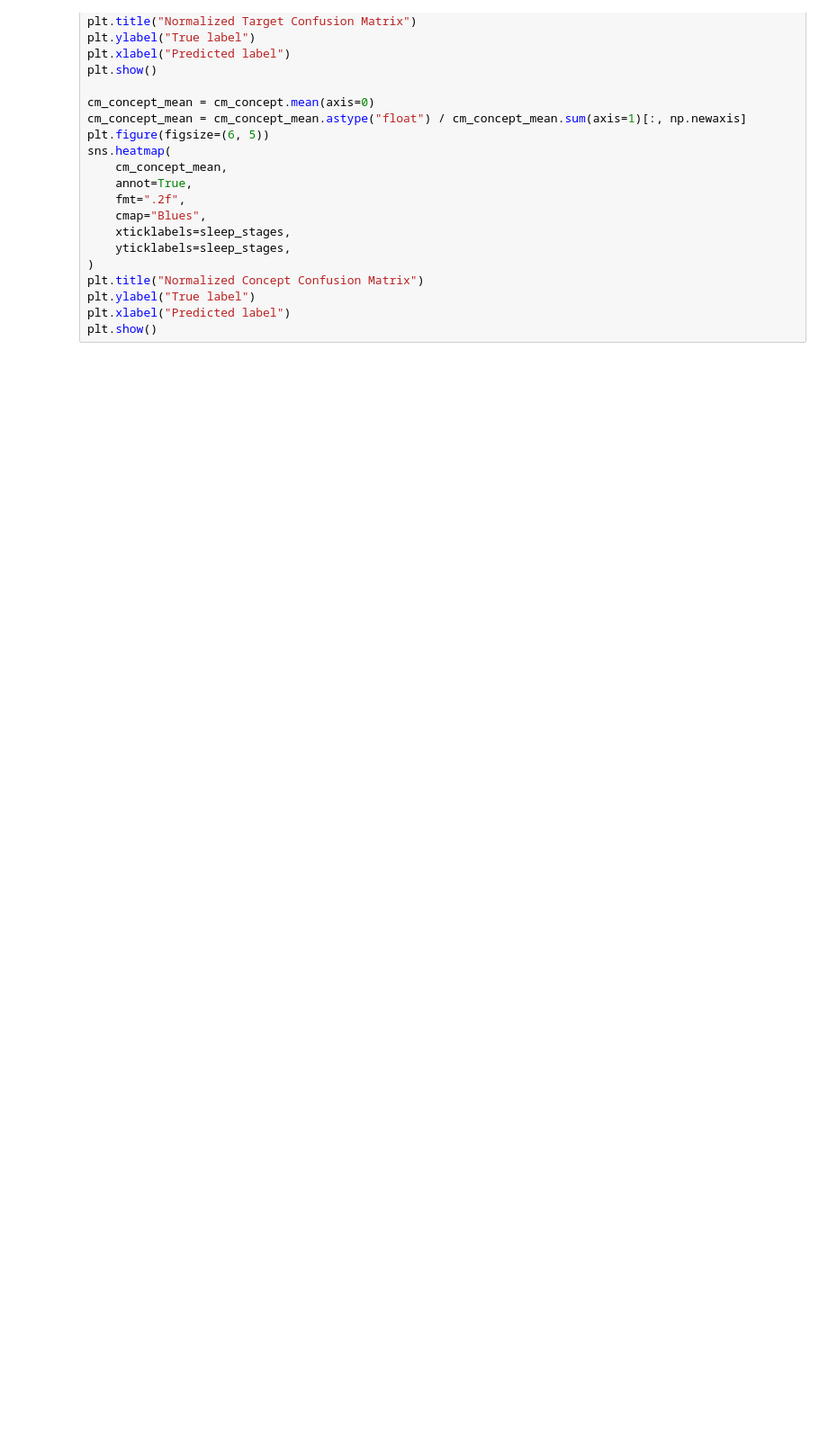
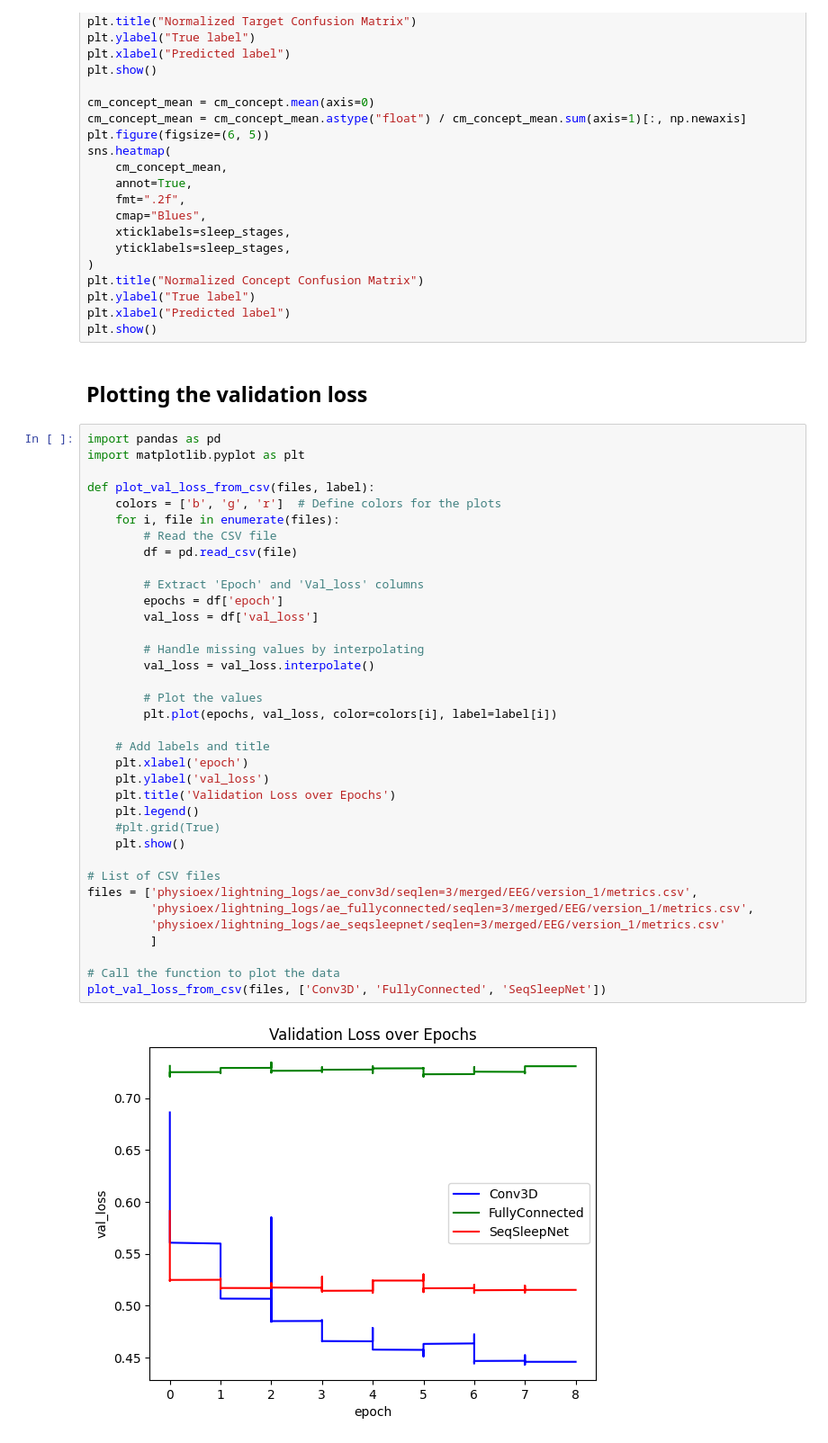
Before and after one commit to MatteoManni99/physioex, a Jupyter notebook: examples/autoencoder_experiments.ipynb, the cells around one changed output. Shown at 90% size. Saved outputs shown, nothing was run; the diff lists cells and outputs as text; blank space fills up the shorter version.

```diff
--- a/examples/autoencoder_experiments.ipynb
+++ b/examples/autoencoder_experiments.ipynb
@@ -418,3 +538,43 @@ plt.title("Normalized Concept Confusion Matrix")
 plt.ylabel("True label")
 plt.xlabel("Predicted label")
 plt.show()
+# %% [markdown]
+## Plotting the validation loss
+# %%
+import pandas as pd
+import matplotlib.pyplot as plt
+
+def plot_val_loss_from_csv(files, label):
+    colors = ['b', 'g', 'r']  # Define colors for the plots
+    for i, file in enumerate(files):
+        # Read the CSV file
+        df = pd.read_csv(file)
+
+        # Extract 'Epoch' and 'Val_loss' columns
+        epochs = df['epoch']
+        val_loss = df['val_loss']
+
+        # Handle missing values by interpolating
+        val_loss = val_loss.interpolate()
+
+        # Plot the values
+        plt.plot(epochs, val_loss, color=colors[i], label=label[i])
+
+    # Add labels and title
+    plt.xlabel('epoch')
+    plt.ylabel('val_loss')
+    plt.title('Validation Loss over Epochs')
+    plt.legend()
+    #plt.grid(True)
+    plt.show()
+
+# List of CSV files
+files = ['physioex/lightning_logs/ae_conv3d/seqlen=3/merged/EEG/version_1/metrics.csv',
+         'physioex/lightning_logs/ae_fullyconnected/seqlen=3/merged/EEG/version_1/metrics.csv',
+         'physioex/lightning_logs/ae_seqsleepnet/seqlen=3/merged/EEG/version_1/metrics.csv'
+         ]
+
+# Call the function to plot the data
+plot_val_loss_from_csv(files, ['Conv3D', 'FullyConnected', 'SeqSleepNet'])
+# %% [output]
+[figure, added]
```
Also changed, not shown: parts of 11 cells of this notebook, 4 other files.
